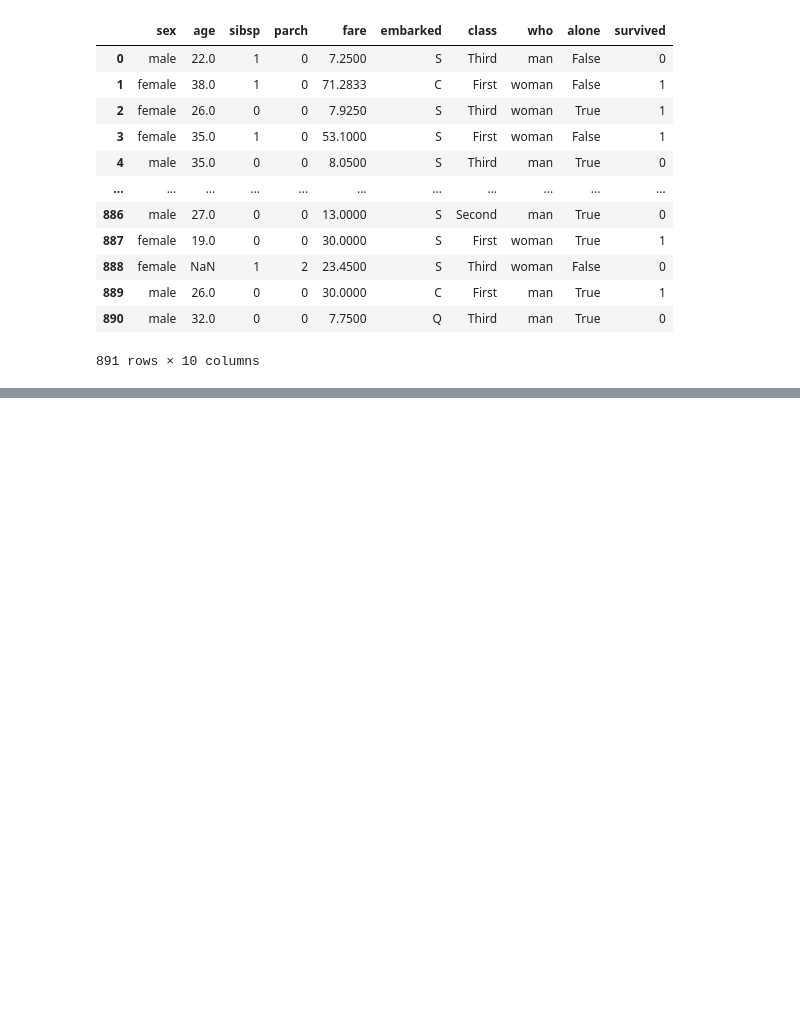
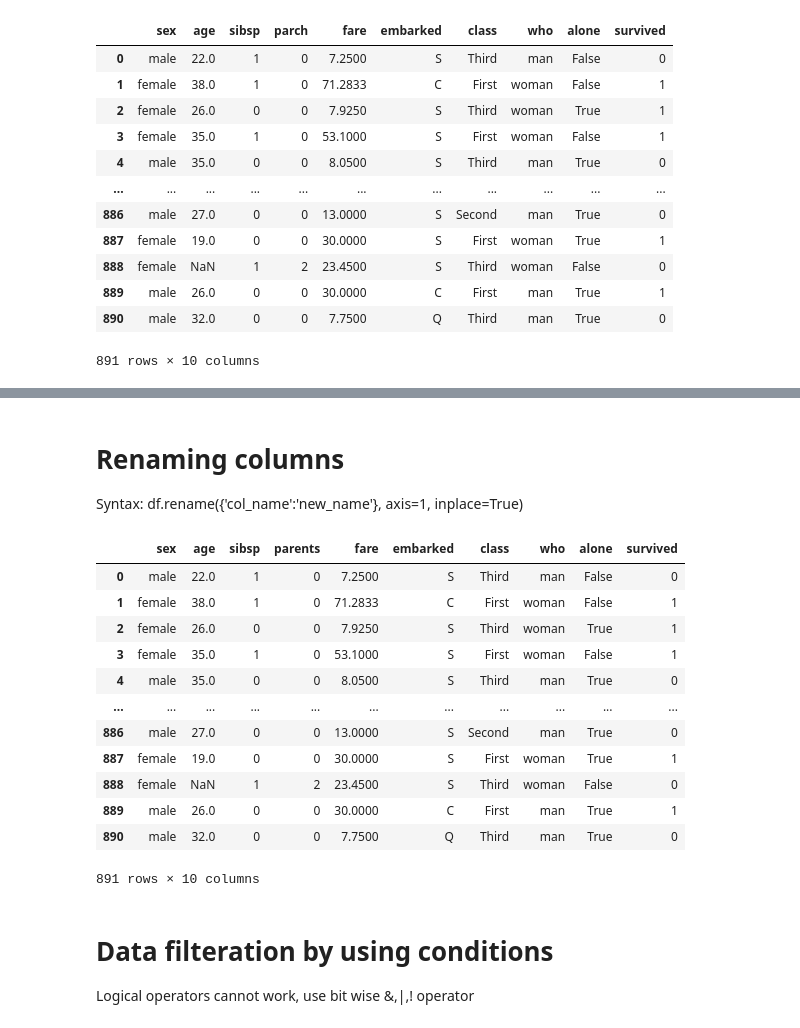
Before and after one commit to iampawankc/NLP, a Jupyter notebook: Libraries/pandas_df.ipynb, the cells around one changed output, grey strips where cells are left out. Cells and saved outputs as stored; diff of their text form; code cells hidden in the pictures; blank space fills up the shorter version.

```diff
--- a/Libraries/pandas_df.ipynb
+++ b/Libraries/pandas_df.ipynb
@@ -656,0 +678,28 @@ ti_ds.dropna(how='any') #Even if a single column is null in a row, the entire ro
+# %%
+# To drop multiple col, pass them in a cntainer either a list or tuple
+ti_ds.drop(["sex", "class"], axis=1, inplace=True)
+# %% [markdown]
+# Renaming columns
+Syntax: df.rename({'col_name':'new_name'}, axis=1, inplace=True)
+# %%
+ti_ds.rename({'parch':'parents'}, axis=1, inplace=True)
+# %%
+ti_ds
+# %% [output]
+|  | sex | age | sibsp | parents | fare | embarked | class | who | alone | survived |
+| 0 | male | 22.0 | 1 | 0 | 7.2500 | S | Third | man | False | 0 |
+| 1 | female | 38.0 | 1 | 0 | 71.2833 | C | First | woman | False | 1 |
+| 2 | female | 26.0 | 0 | 0 | 7.9250 | S | Third | woman | True | 1 |
+| 3 | female | 35.0 | 1 | 0 | 53.1000 | S | First | woman | False | 1 |
+| 4 | male | 35.0 | 0 | 0 | 8.0500 | S | Third | man | True | 0 |
+| ... | ... | ... | ... | ... | ... | ... | ... | ... | ... | ... |
+| 886 | male | 27.0 | 0 | 0 | 13.0000 | S | Second | man | True | 0 |
+| 887 | female | 19.0 | 0 | 0 | 30.0000 | S | First | woman | True | 1 |
+| 888 | female | NaN | 1 | 2 | 23.4500 | S | Third | woman | False | 0 |
+| 889 | male | 26.0 | 0 | 0 | 30.0000 | C | First | man | True | 1 |
+| 890 | male | 32.0 | 0 | 0 | 7.7500 | Q | Third | man | True | 0 |
+891 rows × 10 columns
+# %% [markdown]
+# Data filteration by using conditions
+
+Logical operators cannot work, use bit wise &,|,! operator
```
Also changed, not shown: parts of 24 cells of this notebook, 42 other files.
